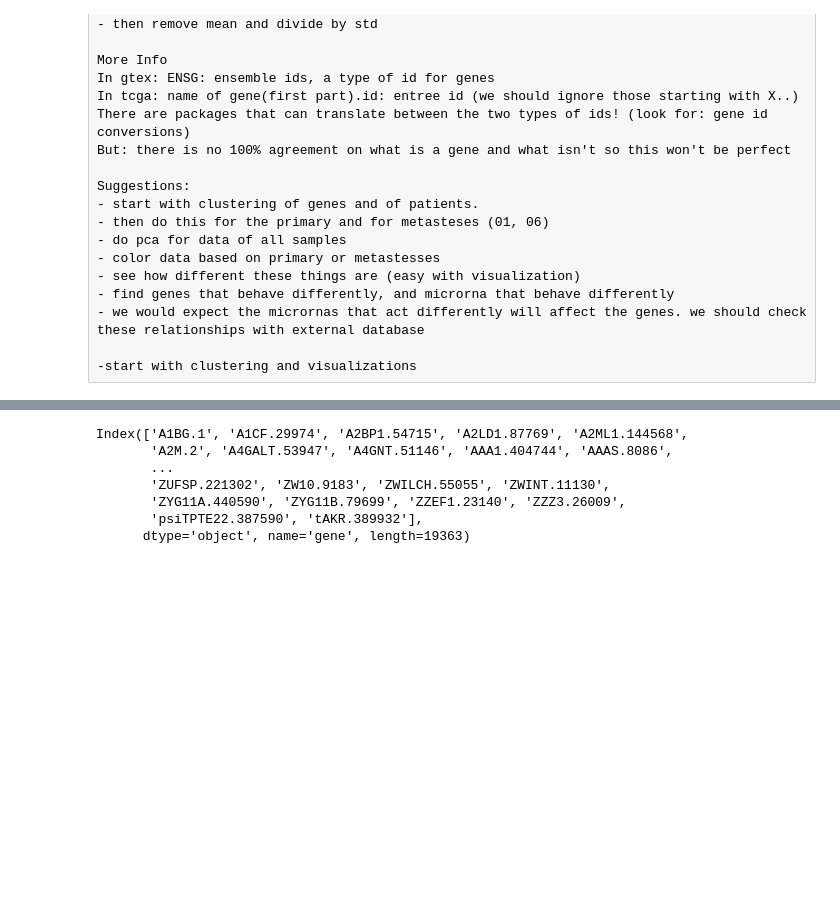
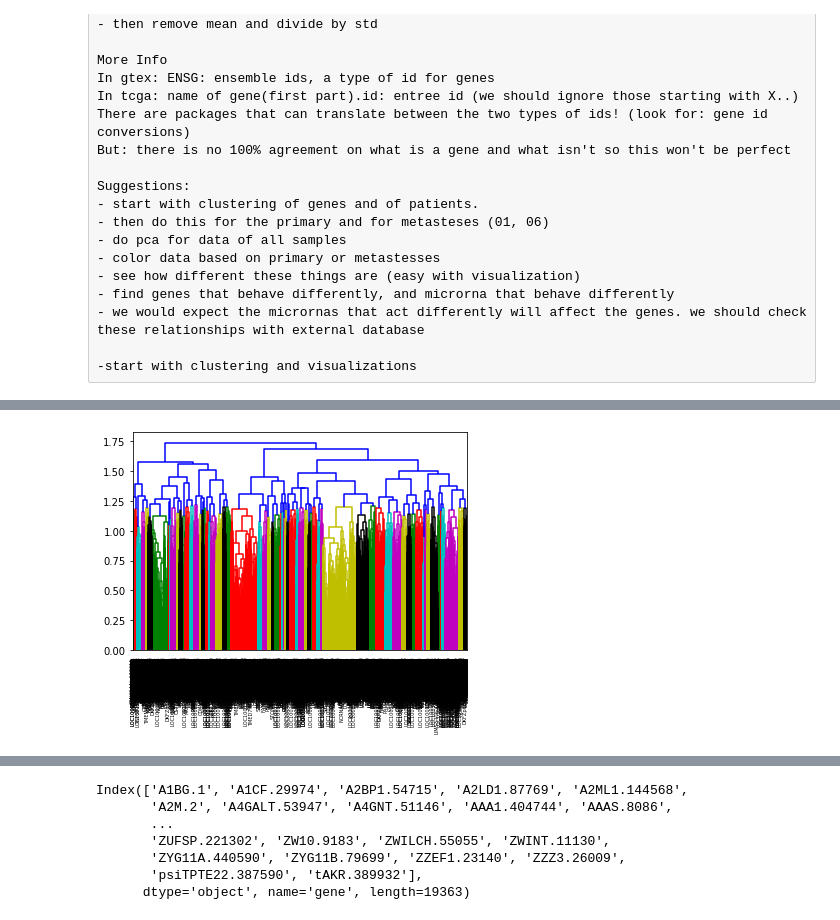
Before and after one commit to OfirKatz1/acgt_melanoma, a Jupyter notebook: DataExplorationSadna.ipynb, the cells around one changed output, grey strips where cells are left out. Cells and saved outputs as stored; diff of their text form; code cells hidden in the pictures; blank space fills up the shorter version.

Commit message:
Add files via upload
correctly load all data
fix normalization based on nimrod's instructions
attempt to use dendograms

```diff
--- a/DataExplorationSadna.ipynb
+++ b/DataExplorationSadna.ipynb
@@ -102,13 +131,39 @@ Normalize The Data
 # %%
-def normalize_data(dataframe, column_name):
+def perform_log(dataframe, column_name):
     # perform log2 (val+1)
     dataframe = dataframe.apply(lambda x: np.log2(x + 1) if x.name != column_name else x)
+    return dataframe
+
+def remove_low_variance_features(dataframe, percentile_to_remove):
+    # find variance per row
+    dataframe['std'] = dataframe.std(axis=1)
+    # find relevant quantile for variance column
+    quantile_value = dataframe['std'].quantile(percentile_to_remove)
+    # retain only rows with variance greater than selected quantile
+    dataframe = dataframe[dataframe['std'] > quantile_value]
+    # drop current varinace column in order to not interfere in future calcuations on full rows
+    dataframe = dataframe.drop(['std'], axis=1)
+    return dataframe
+
+def subtract_mean_divide_std(dataframe):
     # find mean and std per row
-    mean_vals = dataframe.mean(axis=1)
-    std_vals = dataframe.std(axis=1)
+    mean_vals = dataframe.mean(axis=1) #these are the expected values
+    std_vals = dataframe.std(axis=1) #this is the variance
     # subtract means and divide by std
     dataframe.iloc[:, 1:] = dataframe.iloc[:, 1:].subtract(mean_vals, axis=0).divide(std_vals, axis=0)
     return dataframe
 
-dataframes['gene_data'] = normalize_data(dataframes['gene_data'], 'gene')
-dataframes['micro_rna_data'] = normalize_data(dataframes['micro_rna_data'], 'micro_rna')
+"""
+normalize data gets
+- a dataframe
+- the name of the first column of the dataframe
+- the percentile of variance values below which to remove features (to remove features with low variance)
+"""
+def normalize_data(dataframe, column_name, percentile_to_remove):
+    dataframe = perform_log(dataframe, column_name)
+    dataframe = remove_low_variance_features(dataframe, percentile_to_remove)
+    dataframe = subtract_mean_divide_std(dataframe)
+    return dataframe
+
+dataframes['gene_data'] = normalize_data(dataframes['gene_data'], 'gene', 0.45)
+dataframes['micro_rna_data'] = normalize_data(dataframes['micro_rna_data'], 'micro_rna', 0.45)
@@ -114,0 +184,3 @@ dataframes['micro_rna_data'] = normalize_data(dataframes['micro_rna_data'], 'mic
+# %%
+df = dataframes['gene_data'].iloc[:, 1:]
+df.head()
@@ -114,0 +197,6 @@ dataframes['micro_rna_data'] = normalize_data(dataframes['micro_rna_data'], 'mic
+# %%
+c_link = linkage(df,  metric='correlation', method='complete')# computing the linkage
+# %%
+den=dendrogram(c_link,labels=list(dataframes['gene_data']['gene']))
+# %% [output]
+[figure, added]
```
Also changed, not shown: parts of 43 cells of this notebook.
